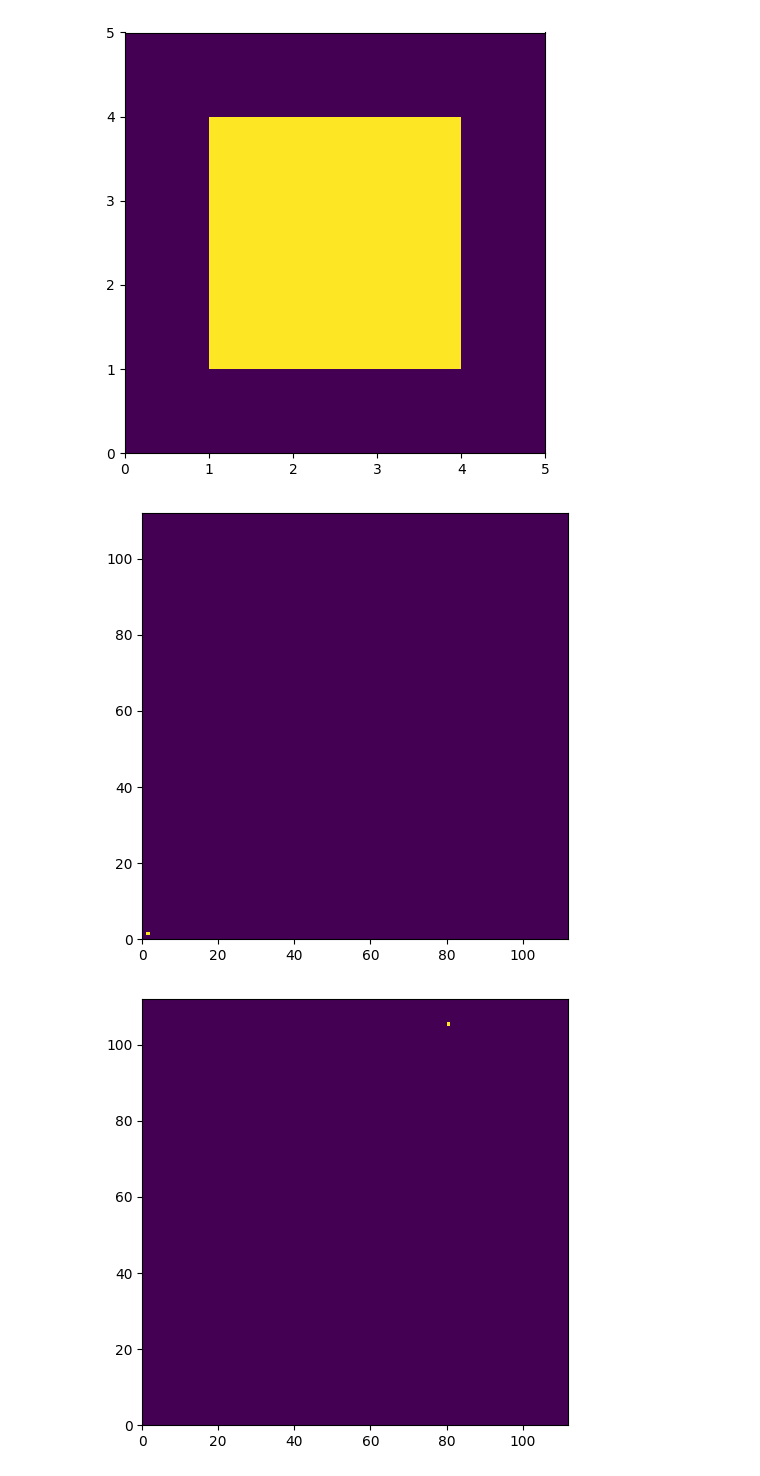
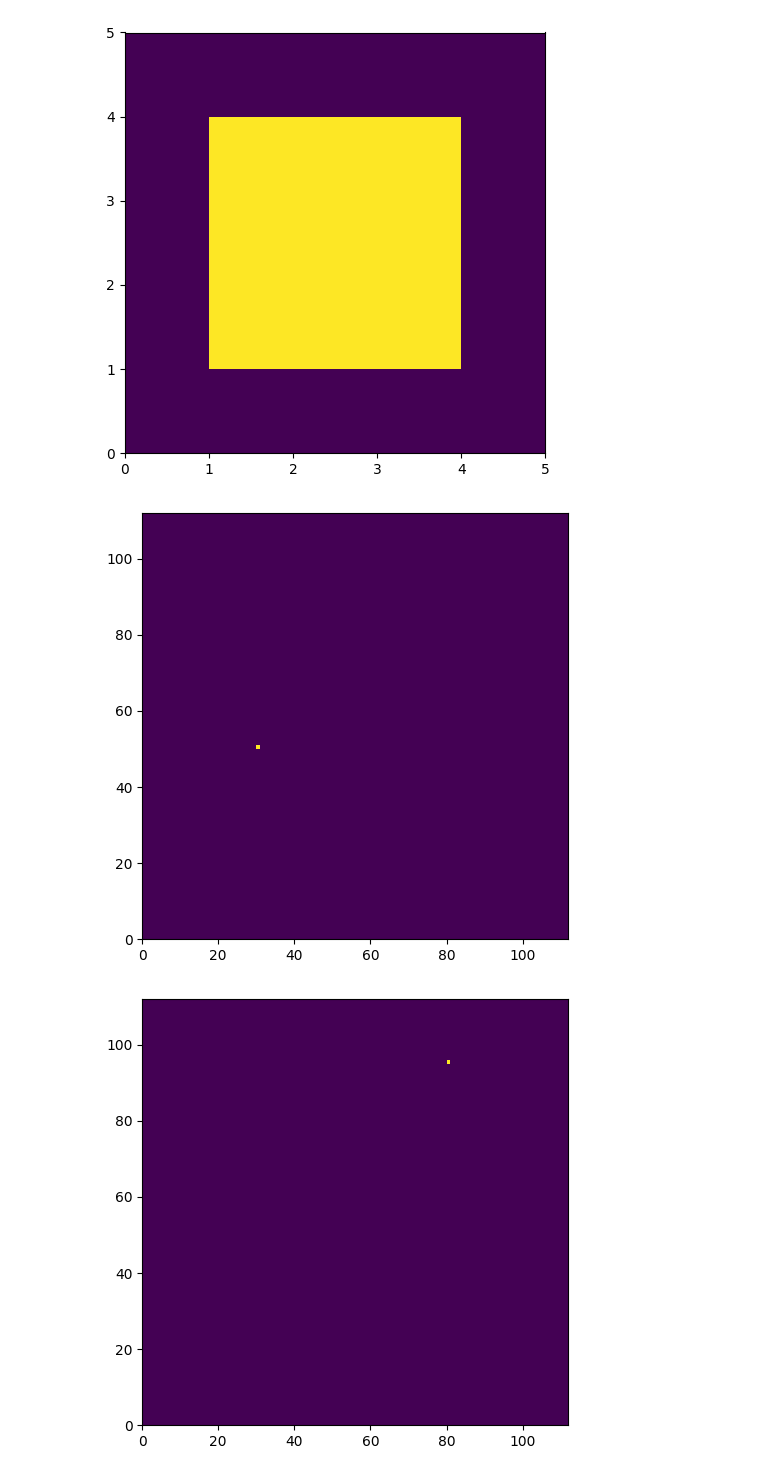
Before and after one commit to Tec-AI-23/EchoNetDynamic, a Jupyter notebook: scripts/pixel_expand.ipynb, the cells around one changed output. Drawn from its saved outputs; the diff is of its cells as text; code cells hidden in the pictures.

```diff
--- a/scripts/pixel_expand.ipynb
+++ b/scripts/pixel_expand.ipynb
@@ -54,17 +54,17 @@ def expand_pixel(matrix, x, y, expansion_radius):
     return new_matrix
 # %%
 c1 = np.zeros((112, 112))
-xpx1, ypx1 = 1, 1
+xpx1, ypx1 = 50, 30
 c1[xpx1][ypx1] = 1
 plot_pixel_circle(c1)
 
 c2 = np.zeros((112, 112))
-xpx2, ypx2 = 105, 80
+xpx2, ypx2 = 95, 80
 c2[xpx2][ypx2] = 1
 plot_pixel_circle(c2)
 # %% [output]
-[figure, old version]
+[figure, new version]
-[figure, old version]
+[figure, new version]
 # %%
 channels = [c1, c2]
 channels_points = [(xpx1, ypx1), (xpx2, ypx2)]
```
Also changed, not shown: parts of 2 cells of this notebook, 1 other file.
